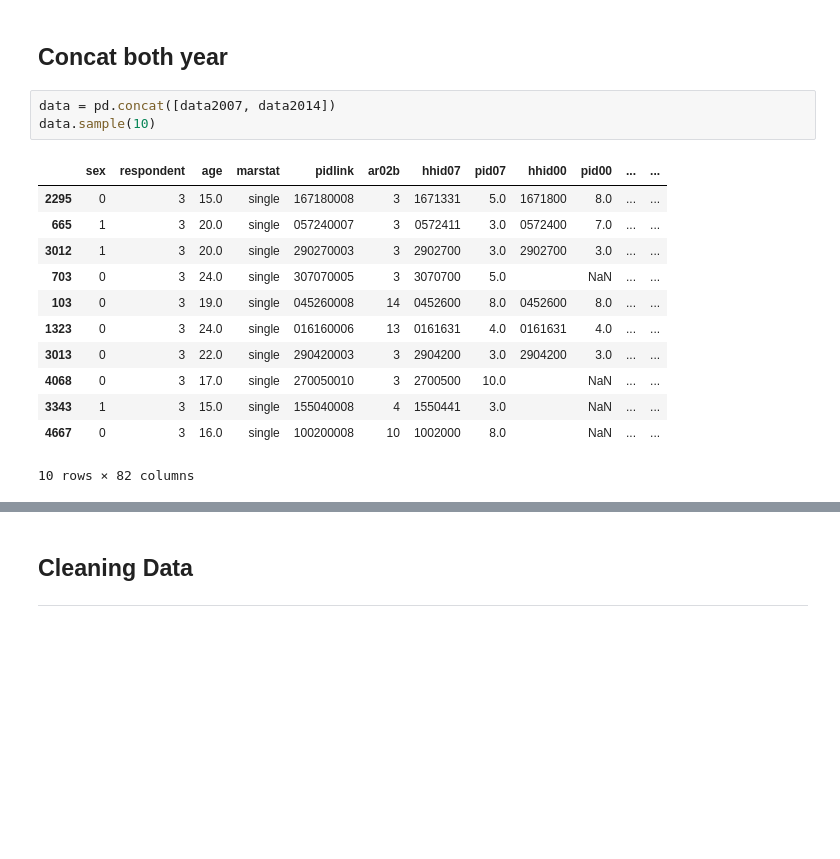
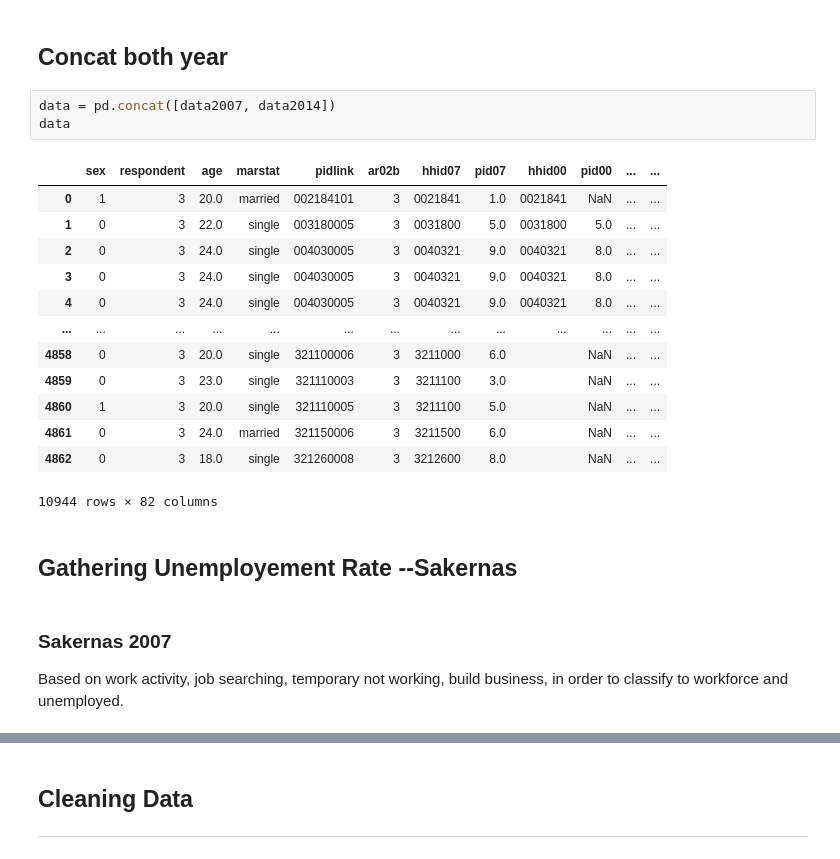
Before and after one commit to redisunarta/Project-Based-Learning, a Jupyter notebook: Undergraduate Thesis-Redi/Data Preprocessing (3) - Extract IFLS Control Variable.ipynb, the cells around one changed output, grey strips where cells are left out. Saved outputs shown, nothing was run; the diff lists cells and outputs as text; blank space fills up the shorter version.

```diff
--- a/Undergraduate Thesis-Redi/Data Preprocessing (3) - Extract IFLS Control Variable.ipynb
+++ b/Undergraduate Thesis-Redi/Data Preprocessing (3) - Extract IFLS Control Variable.ipynb
@@ -225,17 +225,23 @@ data2014 = pd.merge(u, df, left_on="pidlink", right_on="pidlink", how="left")
 ## Concat both year
 # %%
 data = pd.concat([data2007, data2014])
-data.sample(10)
+data
 # %% [output]
 |  | sex | respondent | age | marstat | pidlink | ar02b | hhid07 | pid07 | hhid00 | pid00 | ... | ... |
-| 2295 | 0 | 3 | 15.0 | single | 167180008 | 3 | 1671331 | 5.0 | 1671800 | 8.0 | ... | ... |
-| 665 | 1 | 3 | 20.0 | single | 057240007 | 3 | 0572411 | 3.0 | 0572400 | 7.0 | ... | ... |
-| 3012 | 1 | 3 | 20.0 | single | 290270003 | 3 | 2902700 | 3.0 | 2902700 | 3.0 | ... | ... |
-| 703 | 0 | 3 | 24.0 | single | 307070005 | 3 | 3070700 | 5.0 |  | NaN | ... | ... |
-| 103 | 0 | 3 | 19.0 | single | 045260008 | 14 | 0452600 | 8.0 | 0452600 | 8.0 | ... | ... |
-| 1323 | 0 | 3 | 24.0 | single | 016160006 | 13 | 0161631 | 4.0 | 0161631 | 4.0 | ... | ... |
-| 3013 | 0 | 3 | 22.0 | single | 290420003 | 3 | 2904200 | 3.0 | 2904200 | 3.0 | ... | ... |
-| 4068 | 0 | 3 | 17.0 | single | 270050010 | 3 | 2700500 | 10.0 |  | NaN | ... | ... |
-| 3343 | 1 | 3 | 15.0 | single | 155040008 | 4 | 1550441 | 3.0 |  | NaN | ... | ... |
-| 4667 | 0 | 3 | 16.0 | single | 100200008 | 10 | 1002000 | 8.0 |  | NaN | ... | ... |
+| 0 | 1 | 3 | 20.0 | married | 002184101 | 3 | 0021841 | 1.0 | 0021841 | NaN | ... | ... |
+| 1 | 0 | 3 | 22.0 | single | 003180005 | 3 | 0031800 | 5.0 | 0031800 | 5.0 | ... | ... |
+| 2 | 0 | 3 | 24.0 | single | 004030005 | 3 | 0040321 | 9.0 | 0040321 | 8.0 | ... | ... |
+| 3 | 0 | 3 | 24.0 | single | 004030005 | 3 | 0040321 | 9.0 | 0040321 | 8.0 | ... | ... |
+| 4 | 0 | 3 | 24.0 | single | 004030005 | 3 | 0040321 | 9.0 | 0040321 | 8.0 | ... | ... |
+| ... | ... | ... | ... | ... | ... | ... | ... | ... | ... | ... | ... | ... |
+| 4858 | 0 | 3 | 20.0 | single | 321100006 | 3 | 3211000 | 6.0 |  | NaN | ... | ... |
+| 4859 | 0 | 3 | 23.0 | single | 321110003 | 3 | 3211100 | 3.0 |  | NaN | ... | ... |
+| 4860 | 1 | 3 | 20.0 | single | 321110005 | 3 | 3211100 | 5.0 |  | NaN | ... | ... |
+| 4861 | 0 | 3 | 24.0 | married | 321150006 | 3 | 3211500 | 6.0 |  | NaN | ... | ... |
+| 4862 | 0 | 3 | 18.0 | single | 321260008 | 3 | 3212600 | 8.0 |  | NaN | ... | ... |
-10 rows × 82 columns
+10944 rows × 82 columns
+# %% [markdown]
+## Gathering Unemployement Rate --Sakernas
+# %% [markdown]
+### Sakernas 2007
+Based on work activity, job searching, temporary not working, build business, in order to classify to workforce and unemployed.
```
Also changed, not shown: parts of 18 cells of this notebook.
